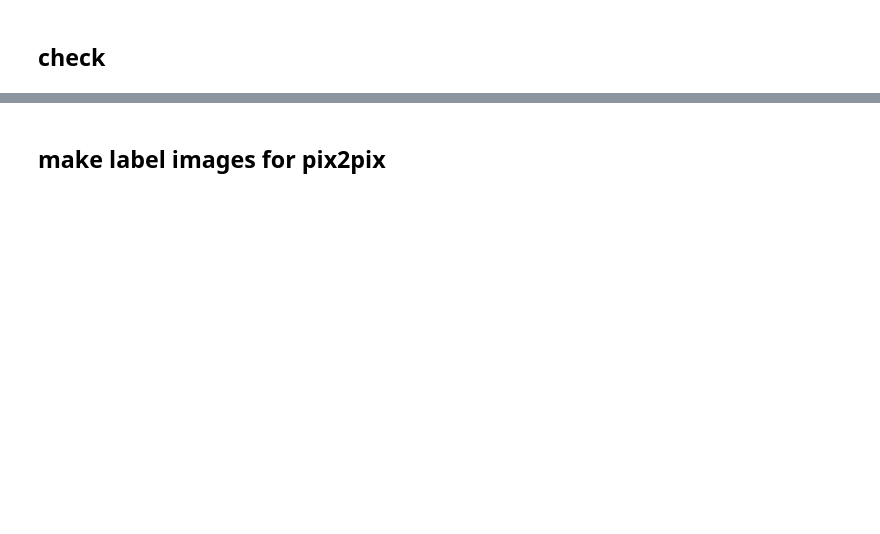
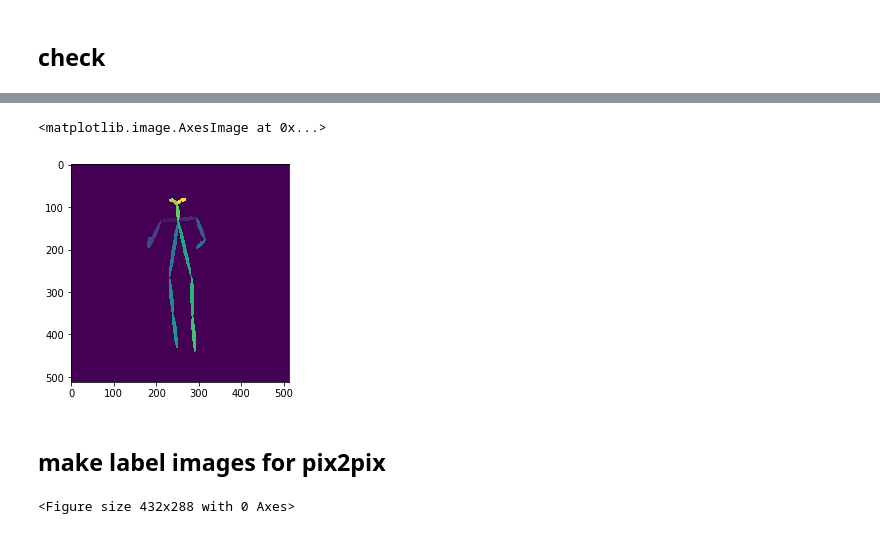
Before and after one commit to Psychofun/fortnite_dances_real_life, a Jupyter notebook: notebook/2.make_target_images.ipynb, the cells around one changed output, grey strips where cells are left out. Drawn from its saved outputs; the diff is of its cells as text; code cells hidden in the pictures; blank space fills up the shorter version.

Commit message:
Extract head pose.

```diff
--- a/notebook/2.make_target_images.ipynb
+++ b/notebook/2.make_target_images.ipynb
@@ -122,19 +141,23 @@ plt.imshow(img[:,:,[2, 1, 0]]) # BGR -> RGB
 # %%
 multiplier = get_multiplier(img)
 with torch.no_grad():
     paf, heatmap = get_outputs(multiplier, img, model, 'rtpose')
 
 r_heatmap = np.array([remove_noise(ht)
                       for ht in heatmap.transpose(2, 0, 1)[:-1]])\
                      .transpose(1, 2, 0)
 heatmap[:, :, :-1] = r_heatmap
 param = {'thre1': 0.1, 'thre2': 0.05, 'thre3': 0.5}
-label = get_pose(param, heatmap, paf)
+label,cord  = get_pose(param, heatmap, paf)
 
 plt.imshow(label)
+# %% [output]
+<matplotlib.image.AxesImage at 0x...>
+[figure, added]
 # %% [markdown]
 ## make label images for pix2pix
 # %%
+
 train_dir = save_dir.joinpath('train')
 try:
     train_dir.mkdir(exist_ok=True)
@@ -143,10 +166,32 @@ except FileExistsError:
 
 
 train_img_dir = train_dir.joinpath('train_img')
-train_img_dir.mkdir(exist_ok=True)
+try:
+    train_img_dir.mkdir(exist_ok=True)
+except FileExistsError:
+    print("Directory exists. Abort creation")
+
+
+
 train_label_dir = train_dir.joinpath('train_label')
-train_label_dir.mkdir(exist_ok=True)
+try:
+    train_label_dir.mkdir(exist_ok=True)
+except FileExistsError:
+    print("Directory exists. Abort creation")
 
+
+train_head_dir = train_dir.joinpath('head_img')
+try:
+    train_head_dir.mkdir(exist_ok=True)
+except FileExistsError:
+    print("Directory exists. Abort creation")
+
+
+import os
+
+NUM_FRAMES = len(os.listdir(str(img_dir)))
+
+pose_cords = []
 for idx in tqdm(range(20)):
     img_path = img_dir.joinpath('img_{:05d}.png'.format(idx))
     img = cv2.imread(str(img_path))
@@ -164,9 +209,27 @@ for idx in tqdm(range(20)):
                      .transpose(1, 2, 0)
     heatmap[:, :, :-1] = r_heatmap
     param = {'thre1': 0.1, 'thre2': 0.05, 'thre3': 0.5}
-    label = get_pose(param, heatmap, paf)
+    label, cord = get_pose(param, heatmap, paf)
+    index = 13
+    crop_size = 25
+    try:
+        head_cord = cord[index]
+    except:
+        head_cord = pose_cords[-1] # if there is not head point in picture, use last frame
+
+    pose_cords.append(head_cord)
+    head = img[int(head_cord[1] - crop_size): int(head_cord[1] + crop_size),
+           int(head_cord[0] - crop_size): int(head_cord[0] + crop_size), :]
+    plt.imshow(head)
+    plt.savefig(str(train_head_dir.joinpath('pose_{}.jpg'.format(idx))))
+    plt.clf()
 
     cv2.imwrite(str(train_img_dir.joinpath('img_{:05d}.png'.format(idx))), img)
     cv2.imwrite(str(train_label_dir.joinpath('label_{:05d}.png'.format(idx))), label)
 
+
+pose_cords = np.array(pose_cords, dtype=np.int)
+np.save(str((save_dir.joinpath('pose.npy'))), pose_cords)
 torch.cuda.empty_cache()
+# %% [output]
+<Figure size 432x288 with 0 Axes>
```
Also changed, not shown: parts of 2 cells of this notebook.
